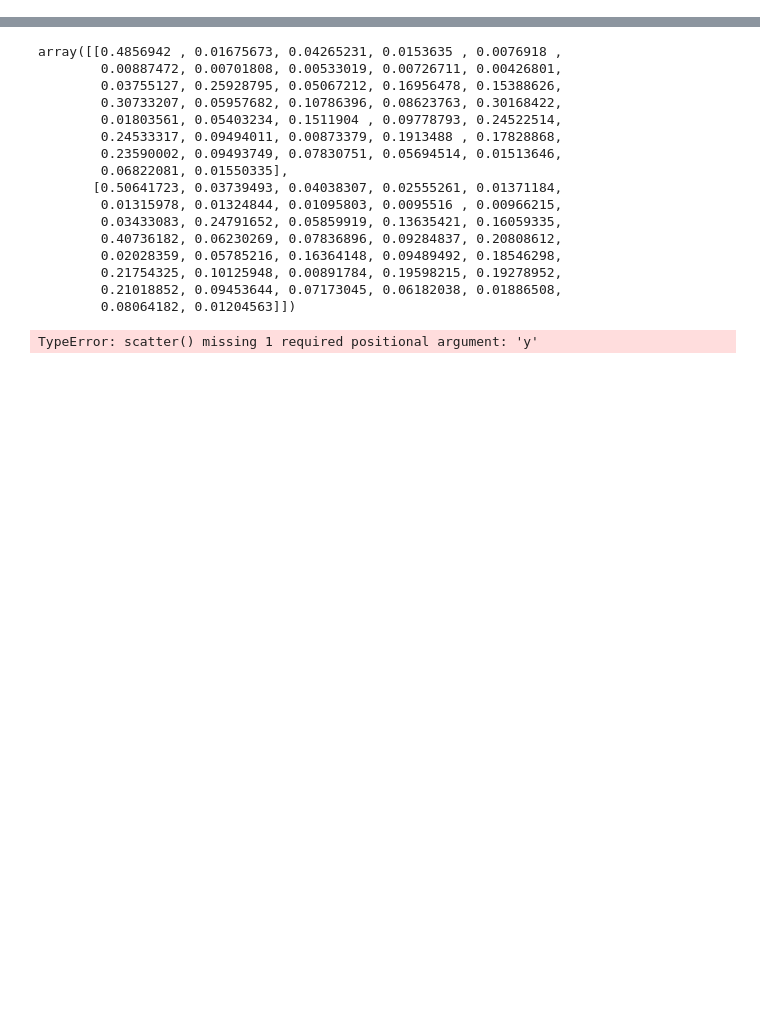
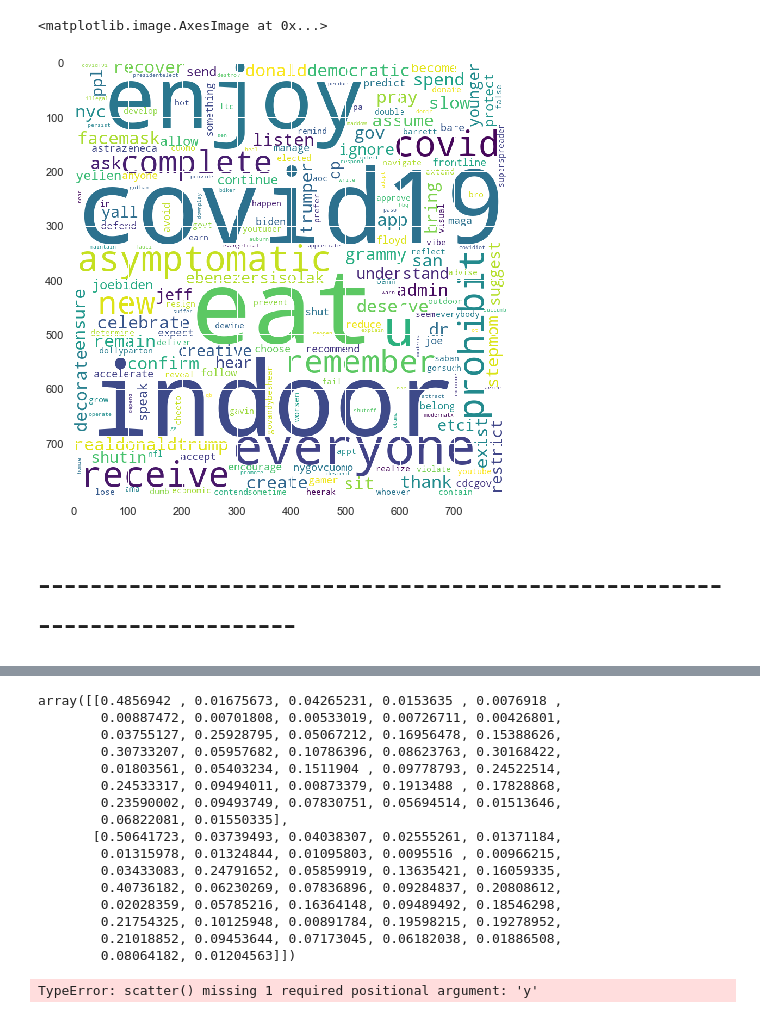
Before and after one commit to AndrewEdward37/67364_Final_Project, a Jupyter notebook: analysis.ipynb, the cells around one changed output, grey strips where cells are left out. Drawn from its saved outputs; the diff is of its cells as text; code cells hidden in the pictures; blank space fills up the shorter version.

```diff
--- a/analysis.ipynb
+++ b/analysis.ipynb
@@ -37,0 +54,3 @@ covid_19_tweets
+# %%
+covid_19_tweets['Date'] = covid_19_tweets['Date'].apply(lambda row: row.split('/')[0])
+covid_19_tweets
@@ -82,0 +114,2 @@ def clean_tweet(tweet):
+# %%
+covid_19_tweets['Tweet'] = covid_19_tweets['Tweet'].apply(lambda x: clean_tweet(x))
@@ -120,0 +336,16 @@ print(tweet_features(tweets_list))
+# %%
+words_covid = list(itertools.chain(*covid_19_tweets['words_list'].tolist()))
+
+counts_words = collections.Counter(words_covid)
+
+wc = WordCloud(width = 800, height = 800,
+                background_color ='white',
+                min_font_size = 10).generate(" ".join(counts_words))
+
+plt.figure(figsize=(10,8))
+plt.imshow(wc)
+# %% [output]
+<matplotlib.image.AxesImage at 0x...>
+[figure, added]
+# %% [markdown]
+# -------------------------------------------------------------------------
```
Also changed, not shown: parts of 30 cells of this notebook, 2 other files.
